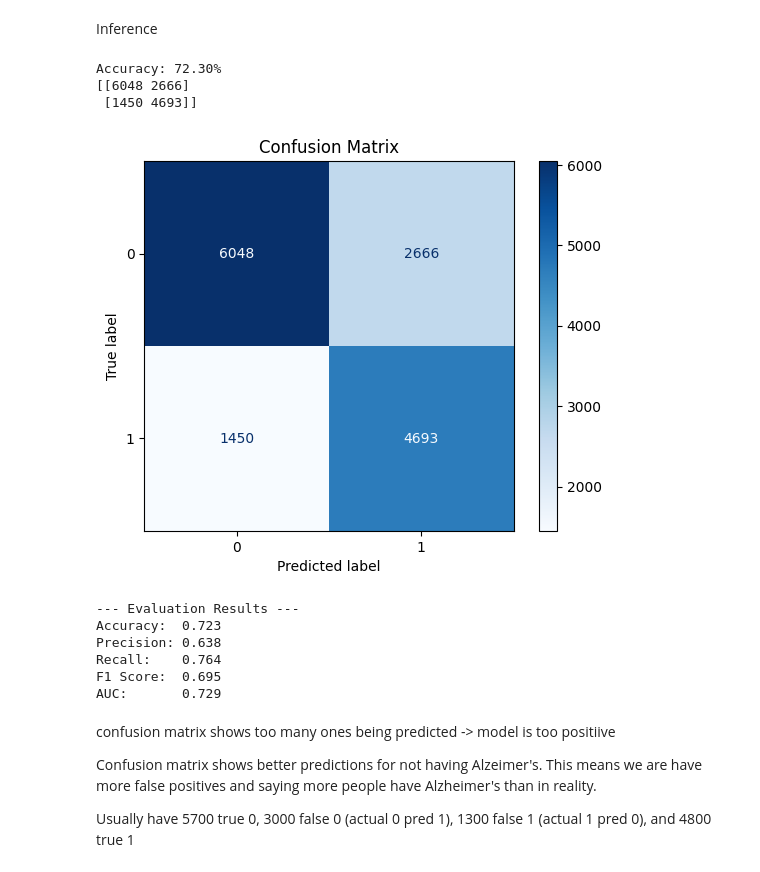
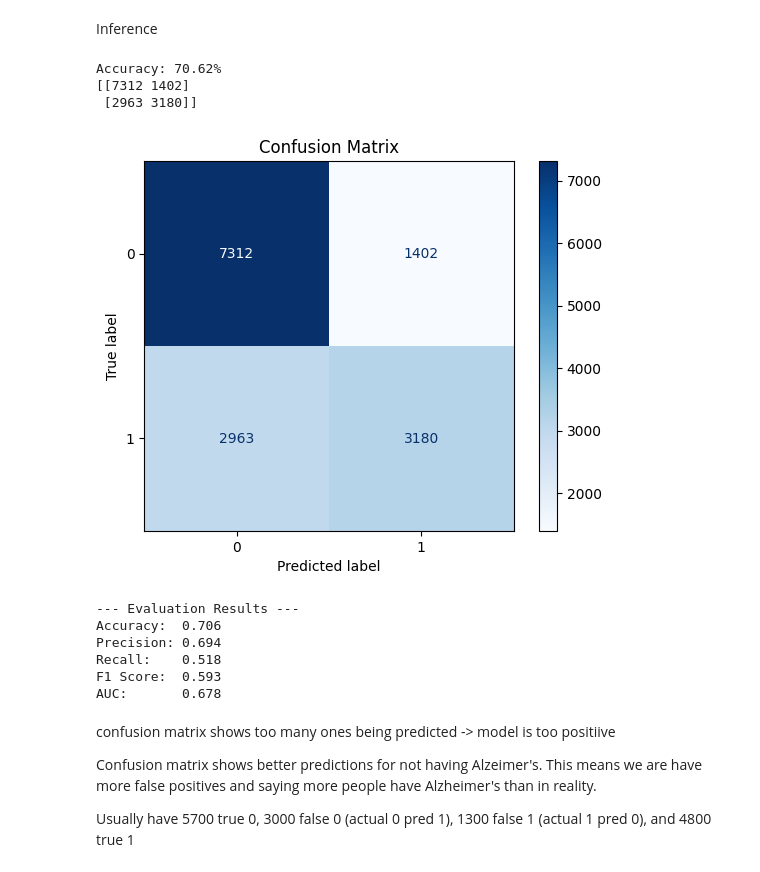
Before and after one commit to rahuldmello24/AlzheimerPrediction, a Jupyter notebook: Alzheimer's Prediction.ipynb, the cells around one changed output. Saved outputs shown, nothing was run; the diff lists cells and outputs as text; code cells hidden in the pictures.

```diff
--- a/Alzheimer's Prediction.ipynb
+++ b/Alzheimer's Prediction.ipynb
@@ -334,7 +334,6 @@ class BinaryMLP(nn.Module):
     def __init__(self, input_size):
         super(BinaryMLP, self).__init__()
         self.fc1 = nn.Linear(input_size, 32)
-        nn.init.zeros_(self.fc1.weight)
         self.act1 = nn.ReLU()
         #self.fc2 = nn.Linear(128, 128)
         #self.act2 = nn.ReLU()
@@ -428,7 +418,7 @@ writer = SummaryWriter(log_dir='runs/model_training/feb24/tiny_init_zero')
 
 # Training Loop for PyTorch Model
 
-def train(model, loss_fn, optimizer, train_loader, batch_size=64, epochs=5, threshold=0.5, test_loader=None):
+def train(model, loss_fn, optimizer, train_loader, batch_size=64, epochs=5, threshold=0.3, test_loader=None):
     """
     A function to train a PyTorch model.
     It teaches the model to predict answers correctly by repeatedly learning from mistakes.
@@ -462,8 +452,8 @@ def train(model, loss_fn, optimizer, train_loader, batch_size=64, epochs=5, thre
         for inputs, labels, meta in train_loader:
             inputs, labels = inputs.to(device), labels.to(device)
             optimizer.zero_grad()
-            outputs = model(inputs)
-            loss = loss_fn(outputs, labels)
+            outputs, _ = model(inputs)
+            loss = loss_fn(outputs.squeeze(), labels)
             loss.backward()
             optimizer.step()
 
@@ -478,7 +468,7 @@ def train(model, loss_fn, optimizer, train_loader, batch_size=64, epochs=5, thre
                 writer.add_scalar("Training Loss", loss.item(), epoch * len(train_loader) + i)
 
         # Compute epoch loss & accuracy
-        train_loss = running_loss / len(train_loader)
+        train_loss = running_loss / len(train_dataset)
         train_accuracy = correct_train / total_train
 
         # validation phase if test loader is provided
@@ -499,7 +489,7 @@ def train(model, loss_fn, optimizer, train_loader, batch_size=64, epochs=5, thre
                     correct_val += (preds == labels).sum().item()
                     total_val += labels.size(0)
 
-            val_loss /= len(test_loader)
+            val_loss /= len(test_dataset)
             val_accuracy = correct_val / total_val
         else:
             val_loss = 0.0
@@ -519,7 +509,6 @@ def train(model, loss_fn, optimizer, train_loader, batch_size=64, epochs=5, thre
 
         # Print how much the model improved in this round.
         print(f"Epoch [{epoch+1}/{epochs}] | Train Loss: {train_loss:.4f}, Train Acc: {train_accuracy:.4f} | Val Loss: {val_loss:.4f}, Val Acc: {val_accuracy:.4f}")
-
     end_time = time.time()
     print(f"\n🚀 Training Completed in {end_time - start_time:.2f} seconds")
 
@@ -529,9 +518,9 @@ def train(model, loss_fn, optimizer, train_loader, batch_size=64, epochs=5, thre
 Hyperparameters and Train
 # %%
 lr = 0.01
-epochs = 50
+epochs = 10
 loss_fn = nn.BCELoss()
-optimizer = torch.optim.Adam(model.parameters(), lr=lr, weight_decay=0.0005)
+optimizer = torch.optim.Adam(model.parameters(), lr=lr, weight_decay=0.005)
 
 train(model, loss_fn, optimizer, train_loader, batch_size, epochs, test_loader=test_loader)
 # %% [output]
@@ -620,18 +612,18 @@ def test(model, test_loader, threshold=0.5):
     print(f"F1 Score:  {f1:.3f}")
     print(f"AUC:       {auc:.3f}")
 # %%
-test(model, test_loader, threshold=0.5)
+test(model, test_loader, threshold=0.7)
 # %% [output]
-Accuracy: 72.30%
-[[6048 2666]
- [1450 4693]]
+Accuracy: 70.62%
+[[7312 1402]
+ [2963 3180]]
-[figure, old version]
+[figure, new version]
 --- Evaluation Results ---
-Accuracy:  0.723
-Precision: 0.638
-Recall:    0.764
-F1 Score:  0.695
-AUC:       0.729
+Accuracy:  0.706
+Precision: 0.694
+Recall:    0.518
+F1 Score:  0.593
+AUC:       0.678
 # %% [markdown]
 confusion matrix shows too many ones being predicted -> model is too positiive
 
```
Also changed, not shown: parts of 9 cells of this notebook, 45 other files.
